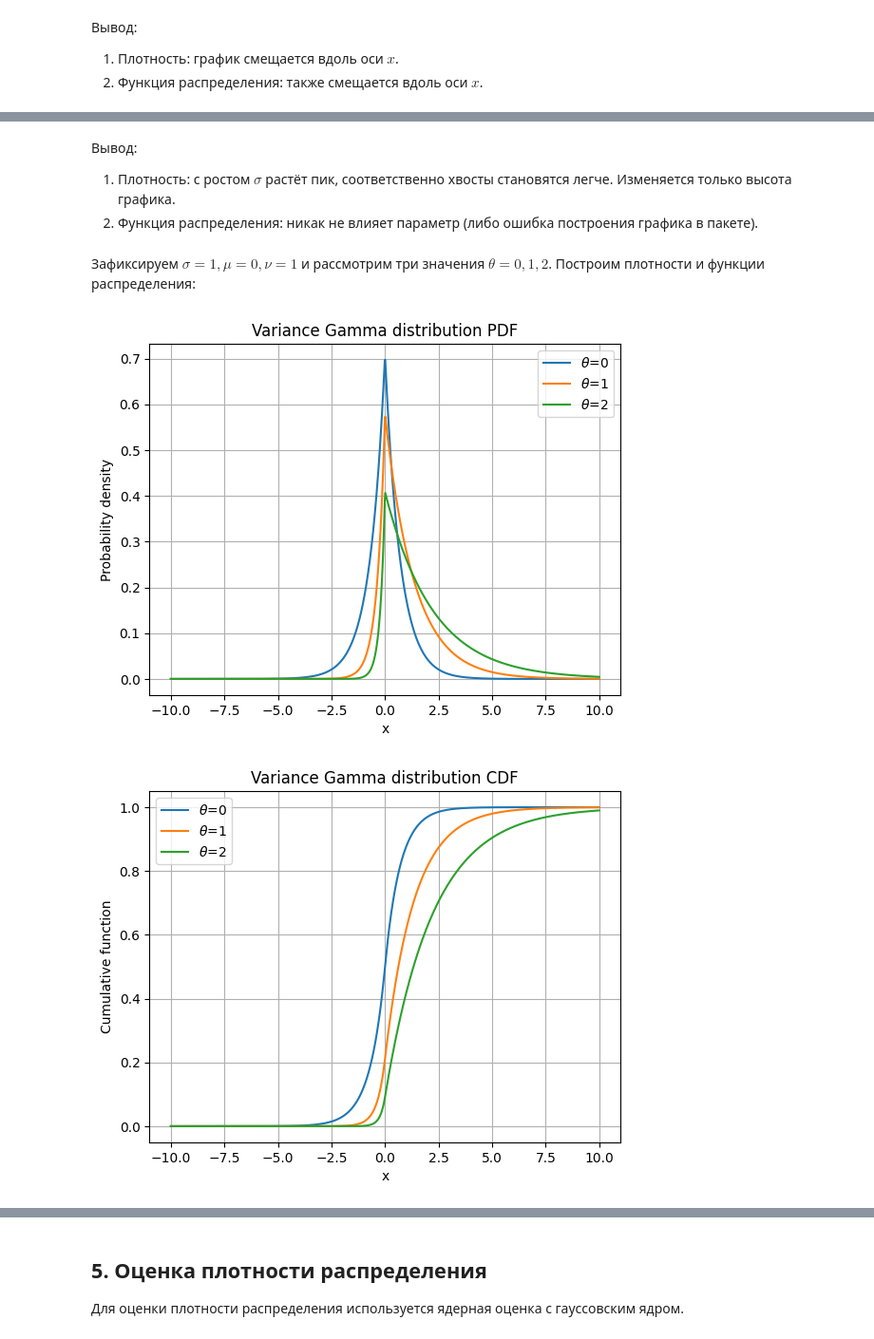
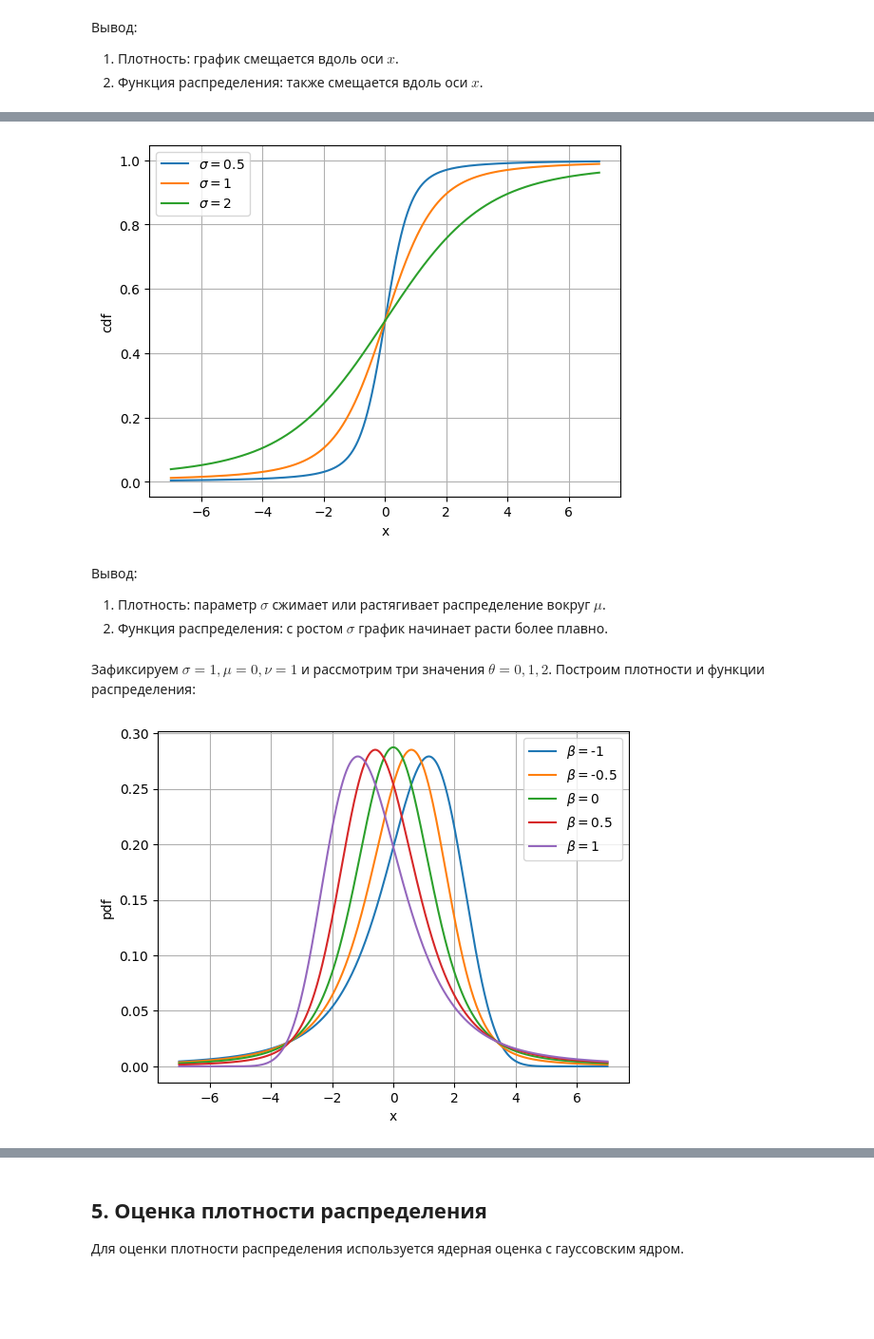
Before and after one commit to Klimentij-Kvl/famcs-archive, a Jupyter notebook: 3-year/Statistical Analysis of Time Series/lab3_kovalevskij.ipynb, the cells around one changed output, grey strips where cells are left out. Shown at 95% size. Saved outputs shown, nothing was run; the diff lists cells and outputs as text; code cells hidden in the pictures; blank space fills up the shorter version.

```diff
--- a/3-year/Statistical Analysis of Time Series/lab3_kovalevskij.ipynb
+++ b/3-year/Statistical Analysis of Time Series/lab3_kovalevskij.ipynb
@@ -26,11 +26,12 @@ ALPHA_ARR = [0.5, 1, 2]
 ### 2. Графики плотности и функции распределения.
 # %% [markdown]
 Зафиксируем $\sigma=1, \nu=0, \beta=0$ и рассмотрим три значения $\alpha = 0.5, 1, 2$. Построим плотности и функции распределения:
+# %%
+x = np.linspace(-7, 7, 1000)
 # %%
-x = np.linspace(-10, 10, 1000)
-for i in ALPHA_ARR:
-    pdf = levy_stable.pdf(x, i, BETA, MU, SIGMA)
-    plt.plot(x, pdf, label=rf"$\alpha=${i}")
+for alpha in ALPHA_ARR:
+    pdf = levy_stable.pdf(x, alpha, BETA, MU, SIGMA)
+    plt.plot(x, pdf, label=rf"$\alpha=${alpha}")
 plt.xlabel("x")
 plt.ylabel("pdf")
 plt.grid()
@@ -41,10 +42,9 @@ plt.show()
 # %%
-x = np.linspace(-10, 10, 1000)
-for i in ALPHA_ARR:
-    сdf = levy_stable.cdf(x, i, BETA, MU, SIGMA)
-    plt.plot(x, сdf, label=rf"$\alpha=${i}")
+for alpha in ALPHA_ARR:
+    сdf = levy_stable.cdf(x, alpha, BETA, MU, SIGMA)
+    plt.plot(x, сdf, label=rf"$\alpha=${alpha}")
 plt.xlabel("x")
-plt.ylabel("pdf")
+plt.ylabel("cdf")
 plt.grid()
 plt.legend()
 plt.show()
@@ -116,33 +100,28 @@ plt.show()
+# %%
+for sigma in SIGMA_ARR:
+    cdf = levy_stable.cdf(x, ALPHA, BETA, MU, sigma)
+    plt.plot(x, cdf, label=rf"$\sigma=${sigma}")
+plt.xlabel("x")
+plt.ylabel("cdf")
+plt.grid()
+plt.legend()
+plt.show()
+# %% [output]
+[figure, added]
 # %% [markdown]
 Вывод:
-1. Плотность: с ростом $\sigma$ растёт пик, соответственно хвосты становятся легче. Изменяется только высота графика.
-2. Функция распределения: никак не влияет параметр (либо ошибка построения графика в пакете).
+1. Плотность: параметр $\sigma$ сжимает или растягивает распределение вокруг $\mu$.
+2. Функция распределения: с ростом $\sigma$ график начинает расти более плавно.
 # %% [markdown]
 Зафиксируем $\sigma=1, \mu=0, \nu=1$ и рассмотрим три значения $\theta = 0, 1, 2$. Построим плотности и функции распределения:
 # %%
-x: np.ndarray = np.linspace(-10, 10, 1000)
-
-for i in THETA_ARR:
-    distr = VarianceGamma(MU, i, SIGMA, NU)
-    y = distr.pdf(x)
-    plt.plot(x, y, label=rf"$\theta$={i}")
+for beta in BETA_ARR:
+    pdf = levy_stable.pdf(x, ALPHA, beta, MU, SIGMA)
+    plt.plot(x, pdf, label=rf"$\beta=${beta}")
 plt.xlabel("x")
-plt.ylabel("Probability density")
-plt.title("Variance Gamma distribution PDF")
-plt.grid(True)
+plt.ylabel("pdf")
+plt.grid()
 plt.legend()
 plt.show()
-
-for i in THETA_ARR:
-    distr = VarianceGamma(MU, i, SIGMA, NU)
-    y = distr.cdf(x)
-    plt.plot(x, y, label=rf"$\theta$={i}")
-plt.xlabel("x")
-plt.ylabel("Cumulative function")
-plt.title("Variance Gamma distribution CDF")
-plt.grid(True)
-plt.legend()
-plt.show()
 # %% [output]
-[figure, old version]
+[figure, new version]
-[figure, removed]
```
Also changed, not shown: parts of 30 cells of this notebook.
